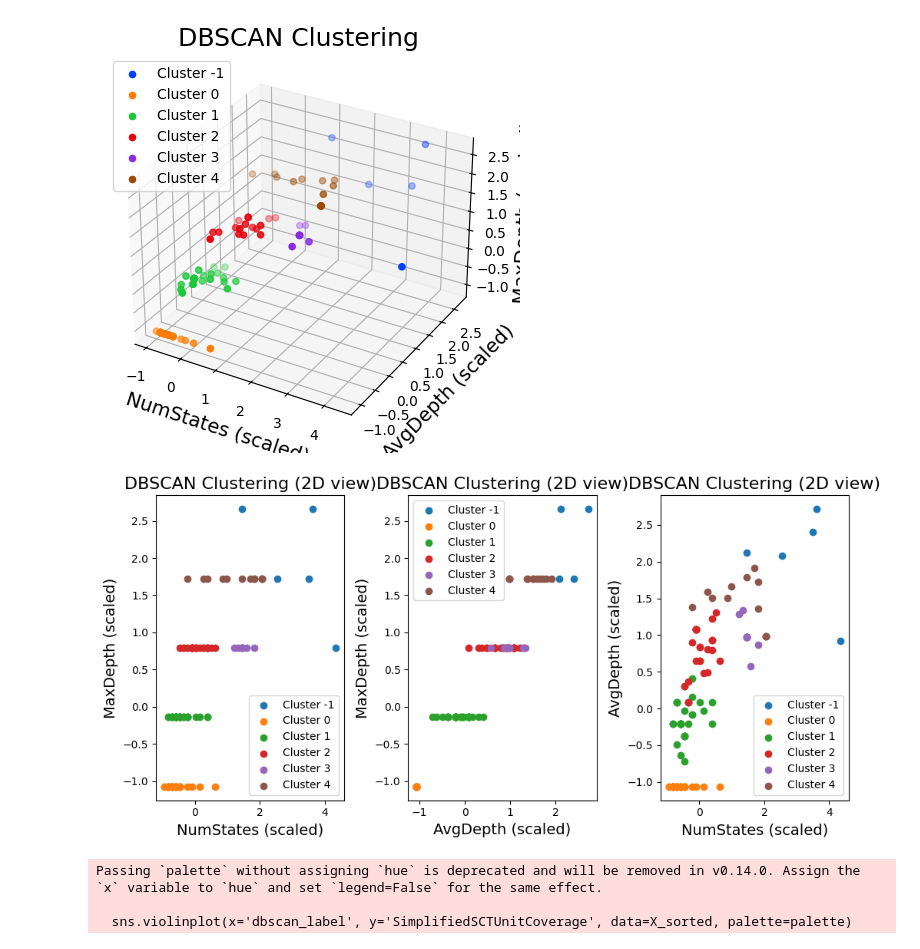
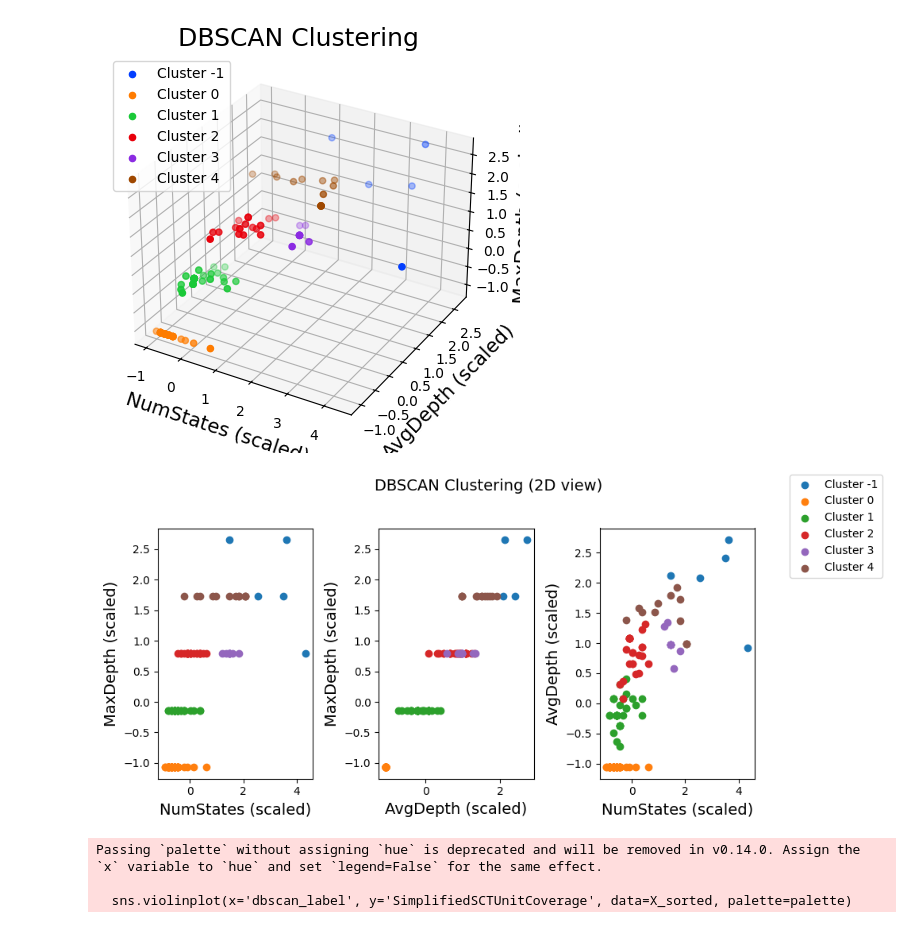
Before and after one commit to foselab/CREATest, a Jupyter notebook: experiments/experiments.ipynb, the cells around one changed output. Saved outputs shown, nothing was run; the diff lists cells and outputs as text; code cells hidden in the pictures.

```diff
--- a/experiments/experiments.ipynb
+++ b/experiments/experiments.ipynb
@@ -98,5 +95,8 @@ Simplified statechars (133 total)
 ->Num. SCTUnit classes not generated: 0
 ->Num. SCTUnit classes blocked: 3
+# %%
+# Dropping irrelevant rows where 'SimplifiedSCTUnitStatus' is not 'PASSED' or 'FAILED'
+X = X[(X['SimplifiedSCTUnitStatus'] != 'BLOCKED')]
 # %%
 # Calculating correlation coefficient
 correlation = X['SimplifiedEvosuiteCoverage'].corr(X['SimplifiedSCTUnitCoverage'])
@@ -330,43 +330,46 @@ ax.legend()
 <matplotlib.legend.Legend at 0x...>
 [figure]
 # %%
-# Plot for DBSCAN in 2D view (dropping AvgDepth)
-fig = plt.figure(figsize=(10, 5))
-ax = fig.add_subplot(131)
+# Create subplots in a 1x3 grid
+fig, axs = plt.subplots(1, 3, figsize=(10, 4.5))
+fig.suptitle('DBSCAN Clustering (2D view)', fontsize=14)  # overall title
+
+# --- Subplot 1: NumStates vs MaxDepth ---
 for cluster_label in np.unique(dbscan_model.labels_):
     cluster_mask = (dbscan_model.labels_ == cluster_label)
-    ax.scatter(X_scaled.loc[cluster_mask, 'NumStates'],
-                X_scaled.loc[cluster_mask, 'MaxDepth'],
-                label=f'Cluster {cluster_label}')
-ax.set_title('DBSCAN Clustering (2D view)', fontsize=16)
-ax.set_xlabel('NumStates (scaled)', fontsize=14)
-ax.set_ylabel('MaxDepth (scaled)', fontsize=14)
-ax.legend()
-ax = fig.add_subplot(132)
+    axs[0].scatter(X_scaled.loc[cluster_mask, 'NumStates'],
+                   X_scaled.loc[cluster_mask, 'MaxDepth'],
+                   label=f'Cluster {cluster_label}')
+axs[0].set_xlabel('NumStates (scaled)', fontsize=14)
+axs[0].set_ylabel('MaxDepth (scaled)', fontsize=14)
+
+# --- Subplot 2: AvgDepth vs MaxDepth ---
 for cluster_label in np.unique(dbscan_model.labels_):
     cluster_mask = (dbscan_model.labels_ == cluster_label)
-    ax.scatter(X_scaled.loc[cluster_mask, 'AvgDepth'],
-                X_scaled.loc[cluster_mask, 'MaxDepth'],
-                label=f'Cluster {cluster_label}')
-ax.set_title('DBSCAN Clustering (2D view)', fontsize=16)
-ax.set_xlabel('AvgDepth (scaled)', fontsize=14)
-ax.set_ylabel('MaxDepth (scaled)', fontsize=14)
-ax.legend()
-ax = fig.add_subplot(133)
+    axs[1].scatter(X_scaled.loc[cluster_mask, 'AvgDepth'],
+                   X_scaled.loc[cluster_mask, 'MaxDepth'],
+                   label=f'Cluster {cluster_label}')
+axs[1].set_xlabel('AvgDepth (scaled)', fontsize=14)
+axs[1].set_ylabel('MaxDepth (scaled)', fontsize=14)
+
+# --- Subplot 3: NumStates vs AvgDepth ---
 for cluster_label in np.unique(dbscan_model.labels_):
     cluster_mask = (dbscan_model.labels_ == cluster_label)
-    ax.scatter(X_scaled.loc[cluster_mask, 'NumStates'],
-                X_scaled.loc[cluster_mask, 'AvgDepth'],
-                label=f'Cluster {cluster_label}')
-ax.set_title('DBSCAN Clustering (2D view)', fontsize=16)
-ax.set_xlabel('NumStates (scaled)', fontsize=14)
-ax.set_ylabel('AvgDepth (scaled)', fontsize=14)
-ax.legend()
+    axs[2].scatter(X_scaled.loc[cluster_mask, 'NumStates'],
+                   X_scaled.loc[cluster_mask, 'AvgDepth'],
+                   label=f'Cluster {cluster_label}')
+axs[2].set_xlabel('NumStates (scaled)', fontsize=14)
+axs[2].set_ylabel('AvgDepth (scaled)', fontsize=14)
 
-plt.tight_layout()
+# Create one overall legend using handles from the first subplot
+handles, labels = axs[0].get_legend_handles_labels()
+fig.legend(handles, labels, loc='upper right', fontsize=10)
+
+# Adjust layout so the overall title and legend are not overlapped
+plt.tight_layout(rect=[0, 0, 0.85, 0.95])
 plt.show(block=False)
 # %% [output]
-[figure, old version]
+[figure, new version]
 # %%
 # Coverage Analysis for DBSCAN
 # Analyze coverage within DBSCAN clusters
```
Also changed, not shown: parts of 2 cells of this notebook.
